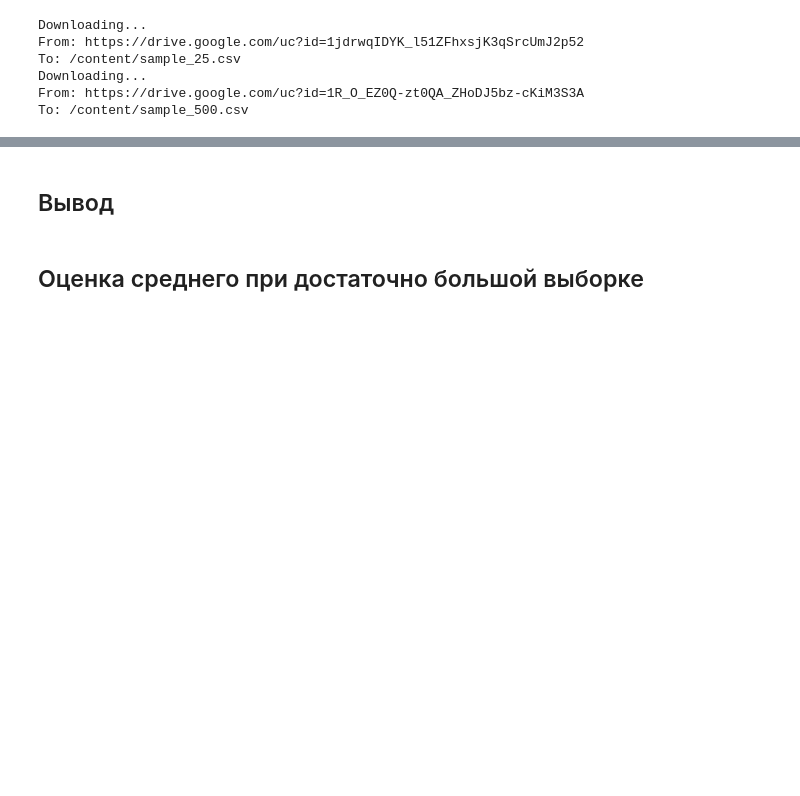
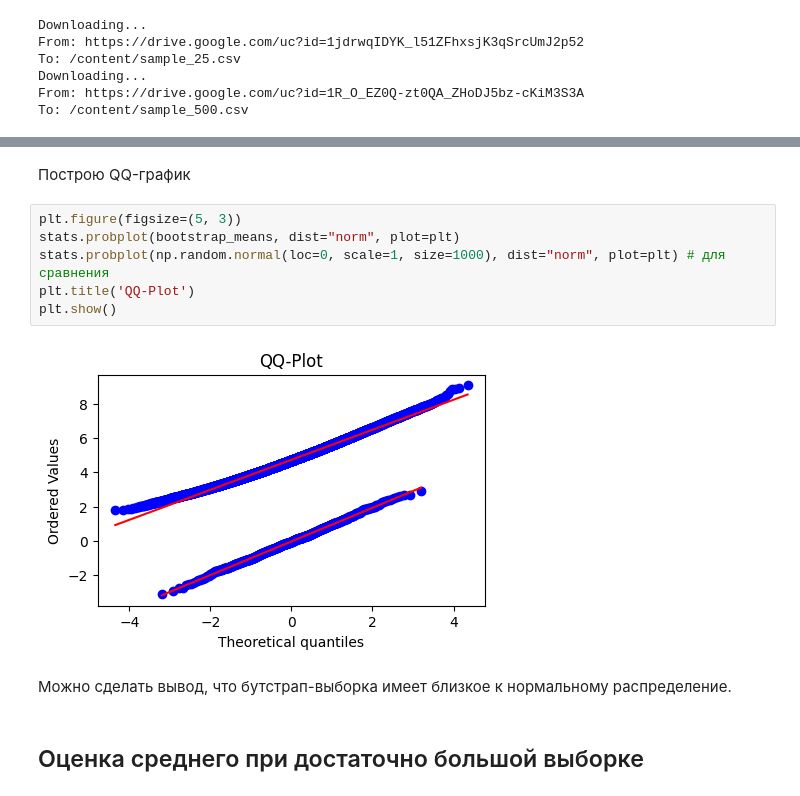
Before and after one commit to ziga23/Statistical-Analysis, a Jupyter notebook: P_A_B.ipynb, the cells around one changed output, grey strips where cells are left out. Cells and saved outputs as stored; diff of their text form; blank space fills up the shorter version.

```diff
--- a/P_A_B.ipynb
+++ b/P_A_B.ipynb
@@ -152,5 +156,15 @@ plt.show()
-# %% [markdown]
-## Вывод
+# %% [markdown]
+Построю QQ-график
+# %%
+plt.figure(figsize=(5, 3))
+stats.probplot(bootstrap_means, dist="norm", plot=plt)
+stats.probplot(np.random.normal(loc=0, scale=1, size=1000), dist="norm", plot=plt) # для сравнения
+plt.title('QQ-Plot')
+plt.show()
+# %% [output]
+[figure, added]
+# %% [markdown]
+Можно сделать вывод, что бутстрап-выборка имеет близкое к нормальному распределение.
 # %% [markdown]
 ## Оценка среднего при достаточно большой выборке
 # %% [markdown]
```
Also changed, not shown: parts of 32 cells of this notebook.
